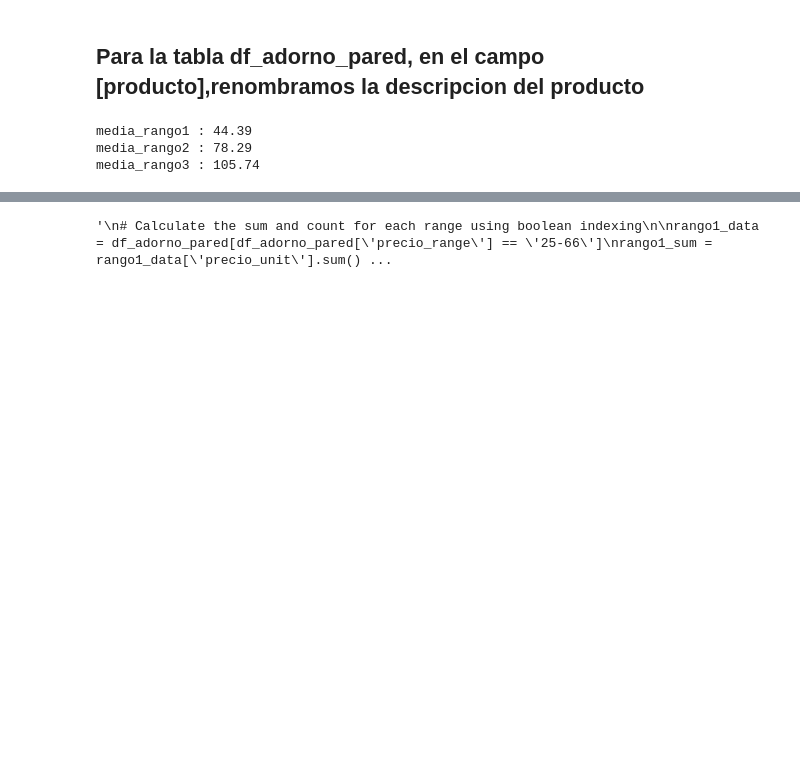
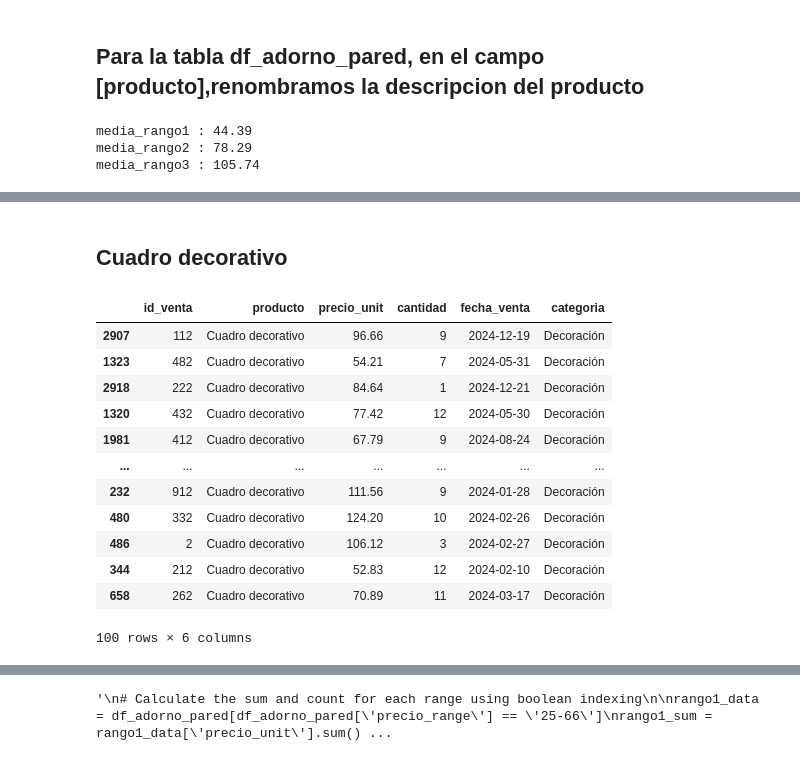
Before and after one commit to alex-degarate/DAnalytics, a Jupyter notebook: preproyecto/anexo_2.ipynb, the cells around one changed output, grey strips where cells are left out. Drawn from its saved outputs; the diff is of its cells as text; code cells hidden in the pictures; blank space fills up the shorter version.

```diff
--- a/preproyecto/anexo_2.ipynb
+++ b/preproyecto/anexo_2.ipynb
@@ -359,0 +315,2 @@ df_adorno_pared.head(15)
+# %% [markdown]
+## Cuadro decorativo
@@ -359,0 +321,17 @@ df_adorno_pared.head(15)
+# %%
+#df_pp_ventas = df_pp_ventas.sort_values(by="producto", ascending=True)
+df_pp_ventas[df_pp_ventas["producto"] == "Cuadro decorativo"].head(100)
+# %% [output]
+|  | id_venta | producto | precio_unit | cantidad | fecha_venta | categoria |
+| 2907 | 112 | Cuadro decorativo | 96.66 | 9 | 2024-12-19 | Decoración |
+| 1323 | 482 | Cuadro decorativo | 54.21 | 7 | 2024-05-31 | Decoración |
+| 2918 | 222 | Cuadro decorativo | 84.64 | 1 | 2024-12-21 | Decoración |
+| 1320 | 432 | Cuadro decorativo | 77.42 | 12 | 2024-05-30 | Decoración |
+| 1981 | 412 | Cuadro decorativo | 67.79 | 9 | 2024-08-24 | Decoración |
+| ... | ... | ... | ... | ... | ... | ... |
+| 232 | 912 | Cuadro decorativo | 111.56 | 9 | 2024-01-28 | Decoración |
+| 480 | 332 | Cuadro decorativo | 124.20 | 10 | 2024-02-26 | Decoración |
+| 486 | 2 | Cuadro decorativo | 106.12 | 3 | 2024-02-27 | Decoración |
+| 344 | 212 | Cuadro decorativo | 52.83 | 12 | 2024-02-10 | Decoración |
+| 658 | 262 | Cuadro decorativo | 70.89 | 11 | 2024-03-17 | Decoración |
+100 rows × 6 columns
```
Also changed, not shown: parts of 12 cells of this notebook.
